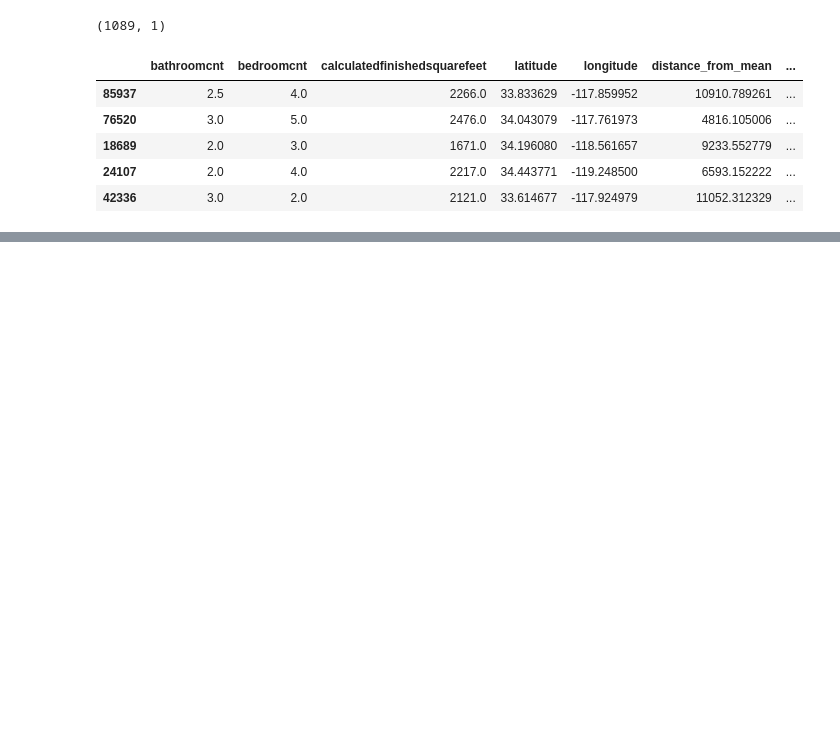
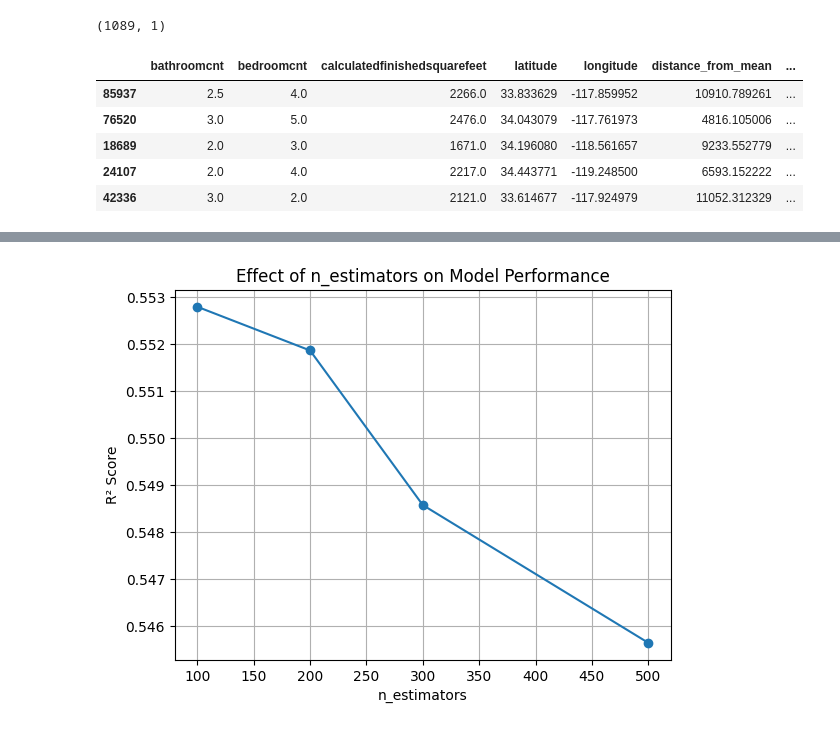
Before and after one commit to RawKnack/-Real-Estate-Price-Prediction-with-Geospatial-Features-, a Jupyter notebook: notebooks/01_data_loading.ipynb, the cells around one changed output, grey strips where cells are left out. Cells and saved outputs as stored; diff of their text form; code cells hidden in the pictures; blank space fills up the shorter version.

```diff
--- a/notebooks/01_data_loading.ipynb
+++ b/notebooks/01_data_loading.ipynb
@@ -411,0 +781,26 @@ ValueError: Cannot transform naive geometries.  Please set a crs on the object f
+# %%
+import matplotlib.pyplot as plt
+from lightgbm import LGBMRegressor
+from sklearn.metrics import r2_score
+
+n_estimators_list = [100, 200, 300, 500]
+r2_scores = []
+
+for n in n_estimators_list:
+    lgb = LGBMRegressor(
+        n_estimators=n,
+        learning_rate=0.05,
+        max_depth=6,
+        num_leaves=30,
+        subsample=0.8,
+        colsample_bytree=0.8,
+        random_state=42
+    )
+
+    lgb.fit(X_train, Y_train)
+    y_pred = lgb.predict(X_test)
+
+    r2 = r2_score(Y_test, y_pred)
+    r2_scores.append(r2)
+
+    print(f"n_estimators={n}, R²={r2}")
@@ -411,0 +825,11 @@ ValueError: Cannot transform naive geometries.  Please set a crs on the object f
+# %%
+plt.figure()
+plt.plot(n_estimators_list, r2_scores, marker='o')
+plt.xlabel("n_estimators")
+plt.ylabel("R² Score")
+plt.title("Effect of n_estimators on Model Performance")
+plt.grid()
+
+plt.show()
+# %% [output]
+[figure, added]
```
Also changed, not shown: parts of 62 cells of this notebook, 2 other files.
